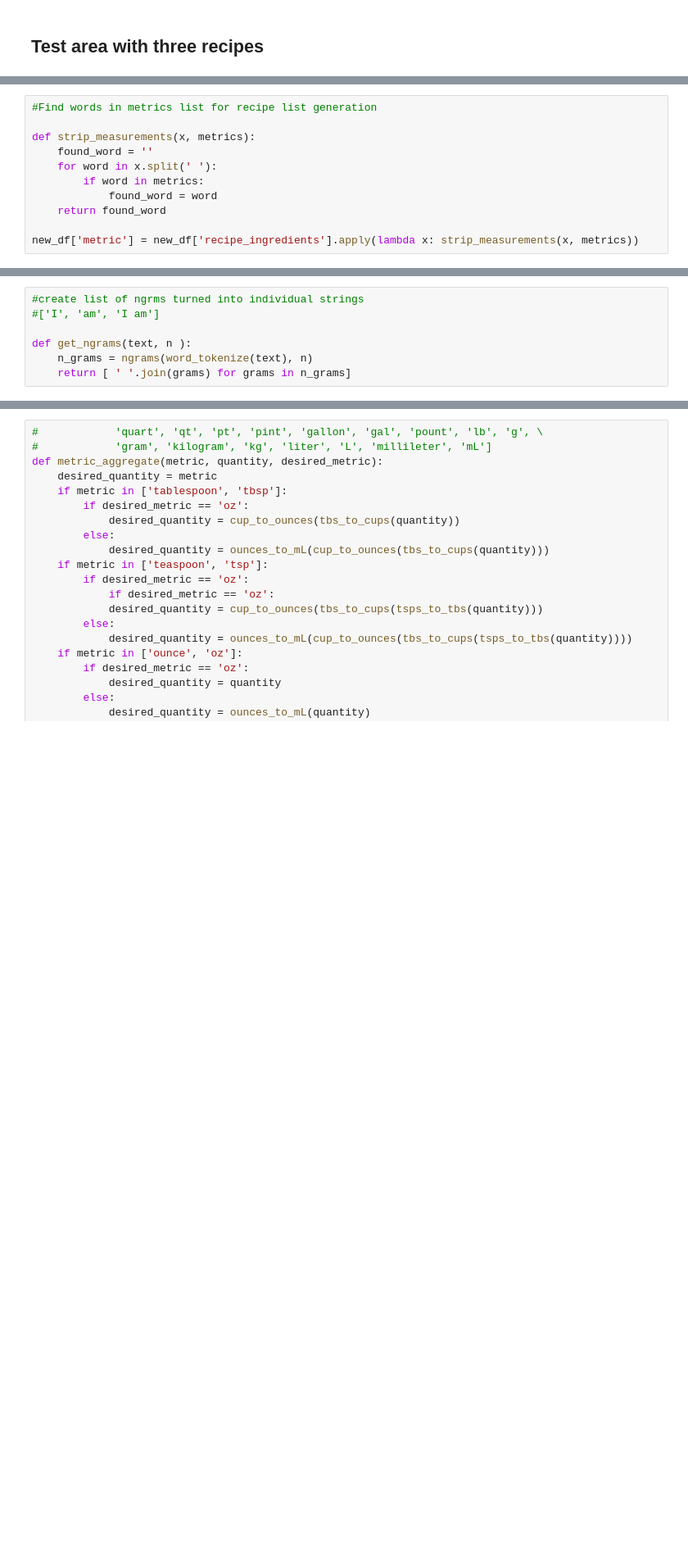
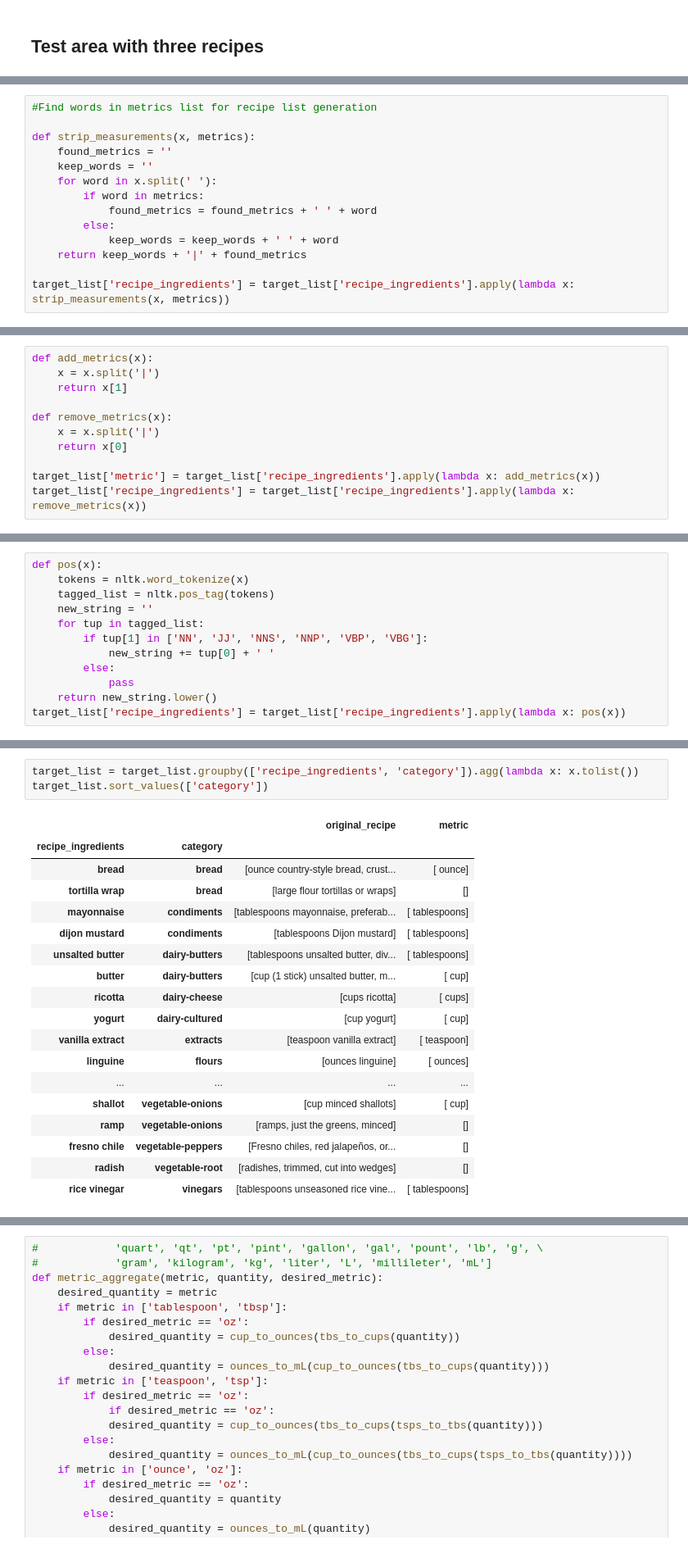
Before and after one commit to kstan1616/recipe_aggregator, a Jupyter notebook: Ingredient_Data_Processing.ipynb, the cells around one changed output, grey strips where cells are left out. Shown at 82% size. Cells and saved outputs as stored; diff of their text form; blank space fills up the shorter version.

Commit message:
work on building grocery list

```diff
--- a/Ingredient_Data_Processing.ipynb
+++ b/Ingredient_Data_Processing.ipynb
@@ -48,10 +94,13 @@ df_new = pd.read_csv('recipe_app/data/final_recipe_list_categorized.csv',index_c
 #Find words in metrics list for recipe list generation
 
 def strip_measurements(x, metrics):
-    found_word = ''
+    found_metrics = ''
+    keep_words = ''
     for word in x.split(' '):
         if word in metrics:
-            found_word = word
-    return found_word
+            found_metrics = found_metrics + ' ' + word
+        else:
+            keep_words = keep_words + ' ' + word
+    return keep_words + '|' + found_metrics
 
-new_df['metric'] = new_df['recipe_ingredients'].apply(lambda x: strip_measurements(x, metrics))
+target_list['recipe_ingredients'] = target_list['recipe_ingredients'].apply(lambda x: strip_measurements(x, metrics))
@@ -72,7 +106,0 @@ new_df['recipe_ingredients'] = new_df.apply(lambda row: standardize_ingredients(
-# %%
-#create list of ngrms turned into individual strings
-#['I', 'am', 'I am']
-
-def get_ngrams(text, n ):
-    n_grams = ngrams(word_tokenize(text), n)
-    return [ ' '.join(grams) for grams in n_grams]
@@ -89,0 +107,11 @@ new_df['recipe_ingredients'] = new_df.apply(lambda row: strip_word(row), axis=1)
+# %%
+def add_metrics(x):
+    x = x.split('|')
+    return x[1]
+
+def remove_metrics(x):
+    x = x.split('|')
+    return x[0]
+
+target_list['metric'] = target_list['recipe_ingredients'].apply(lambda x: add_metrics(x))
+target_list['recipe_ingredients'] = target_list['recipe_ingredients'].apply(lambda x: remove_metrics(x))
@@ -89,0 +126,12 @@ new_df['recipe_ingredients'] = new_df.apply(lambda row: strip_word(row), axis=1)
+# %%
+def pos(x):
+    tokens = nltk.word_tokenize(x)
+    tagged_list = nltk.pos_tag(tokens)
+    new_string = ''
+    for tup in tagged_list:
+        if tup[1] in ['NN', 'JJ', 'NNS', 'NNP', 'VBP', 'VBG']:
+            new_string += tup[0] + ' '
+        else:
+            pass
+    return new_string.lower()
+target_list['recipe_ingredients'] = target_list['recipe_ingredients'].apply(lambda x: pos(x))
@@ -90,3 +238,25 @@ new_df['recipe_ingredients'] = new_df.apply(lambda row: strip_word(row), axis=1)
+# %%
+target_list = target_list.groupby(['recipe_ingredients', 'category']).agg(lambda x: x.tolist())
+target_list.sort_values(['category'])
+# %% [output]
+|  |  | original_recipe | metric |
+| recipe_ingredients | category |  |  |
+| bread | bread | [ounce country-style bread, crust... | [ ounce] |
+| tortilla wrap | bread | [large ﬂour tortillas or wraps] | [] |
+| mayonnaise | condiments | [tablespoons mayonnaise, preferab... | [ tablespoons] |
+| dijon mustard | condiments | [tablespoons Dijon mustard] | [ tablespoons] |
+| unsalted butter | dairy-butters | [tablespoons unsalted butter, div... | [ tablespoons] |
+| butter | dairy-butters | [cup (1 stick) unsalted butter, m... | [ cup] |
+| ricotta | dairy-cheese | [cups ricotta] | [ cups] |
+| yogurt | dairy-cultured | [cup yogurt] | [ cup] |
+| vanilla extract | extracts | [teaspoon vanilla extract] | [ teaspoon] |
+| linguine | flours | [ounces linguine] | [ ounces] |
+| ... | ... | ... | ... |
+| shallot | vegetable-onions | [cup minced shallots] | [ cup] |
+| ramp | vegetable-onions | [ramps, just the greens, minced] | [] |
+| fresno chile | vegetable-peppers | [Fresno chiles, red jalapeños, or... | [] |
+| radish | vegetable-root | [radishes, trimmed, cut into wedges] | [] |
+| rice vinegar | vinegars | [tablespoons unseasoned rice vine... | [ tablespoons] |
 # %%
 #convert to ounces
 
```
Also changed, not shown: parts of 21 cells of this notebook, 9 other files.
